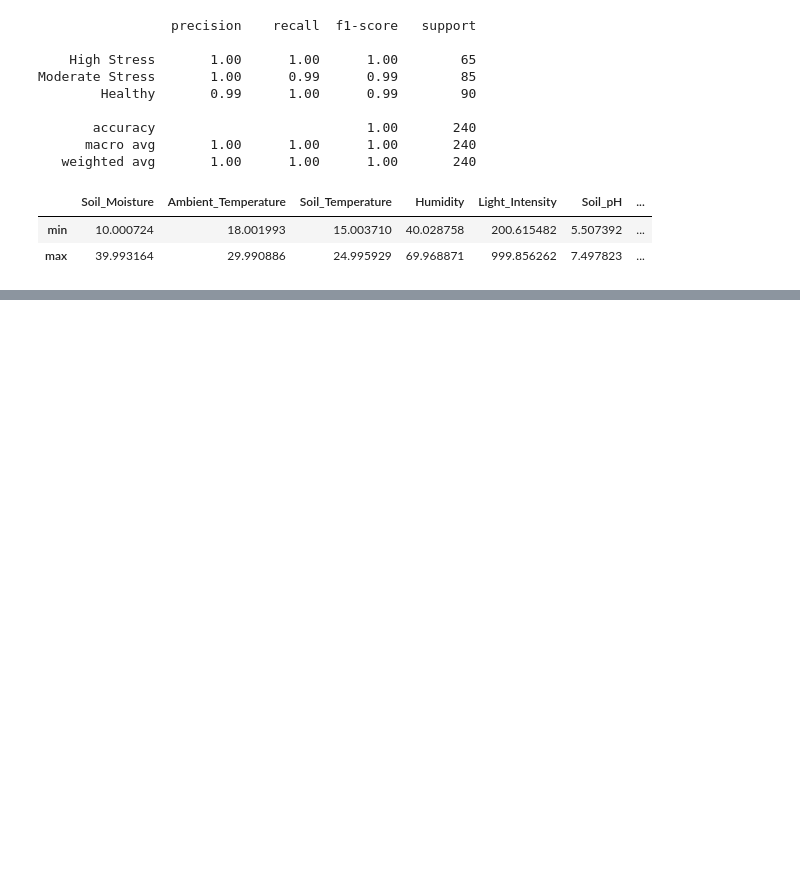
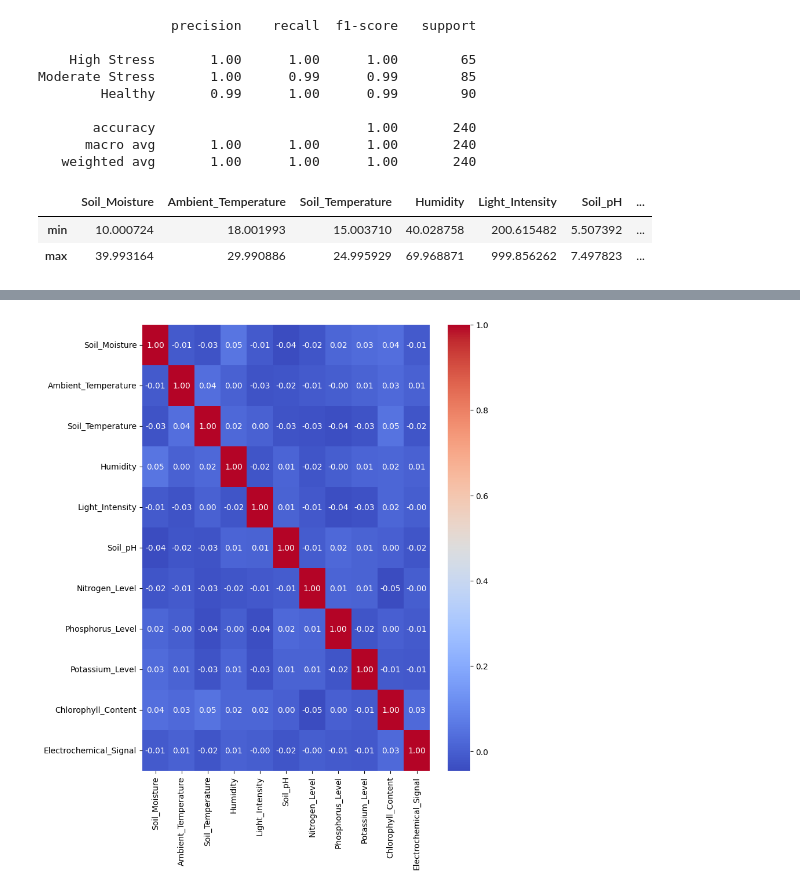
Before and after one commit to derewor/Plant_Health_Prediction_Project, a Jupyter notebook: Plant_Health_Prediction.ipynb, the cells around one changed output, grey strips where cells are left out. Drawn from its saved outputs; the diff is of its cells as text; code cells hidden in the pictures; blank space fills up the shorter version.

```diff
--- a/Plant_Health_Prediction.ipynb
+++ b/Plant_Health_Prediction.ipynb
@@ -260 +255,9 @@ prediction_probabilities
 100 rows × 4 columns
+# %%
+# How is the correlation between the num features?
+corr = df[num_features].corr()
+plt.figure(figsize=(8,10))
+sns.heatmap(data=corr, annot=True, cmap='coolwarm', fmt='.2f')
+plt.show()
+# %% [output]
+[figure, added]
```
Also changed, not shown: parts of 6 cells of this notebook.
